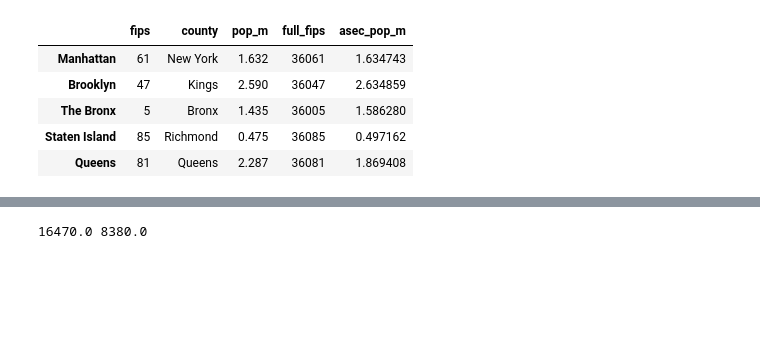
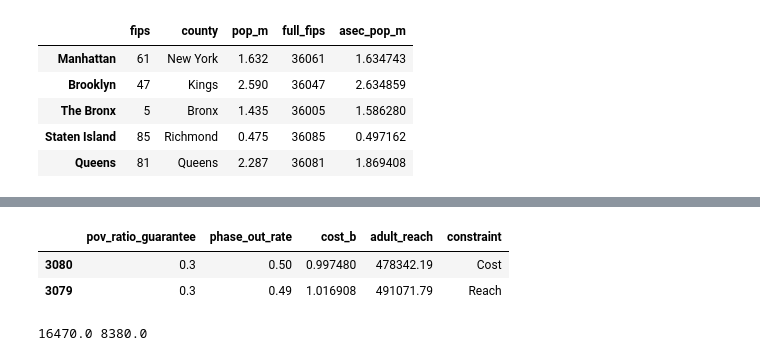
Before and after one commit to UBICenter/yang-nyc, a Jupyter notebook: analysis.ipynb, the cells around one changed output, grey strips where cells are left out. Drawn from its saved outputs; the diff is of its cells as text; code cells hidden in the pictures; blank space fills up the shorter version.

```diff
--- a/analysis.ipynb
+++ b/analysis.ipynb
@@ -148,0 +162,30 @@ mdf.weighted_sum(s[s.transfer > 0], "adult", "spmwt")
+# %%
+cost_curve = policies[policies.cost_b < 1].sort_values(
+    "cost_b", ascending=False
+    ).drop_duplicates("pov_ratio_guarantee").sort_values("pov_ratio_guarantee")
+cost_curve["constraint"] = "< $1 billion cost"
+reach_curve = policies[policies.adult_reach < REACH].sort_values(
+    "adult_reach", ascending=False
+    ).drop_duplicates("pov_ratio_guarantee").sort_values("pov_ratio_guarantee")
+reach_curve["constraint"] = "< 500,000 adult recipients"
+cost_reach_curve = pd.concat([cost_curve, reach_curve])
+fig = px.line(cost_reach_curve, "pov_ratio_guarantee", "phase_out_rate",
+              color="constraint",
+              labels={
+                  "pov_ratio_guarantee": "Maximum benefit as a share of SPM poverty threshold",
+                  "phase_out_rate": "Benefit phase-out rate with respect to SPM resources",
+                  "constraint": "Constraint"
+                 },
+               title="Guaranteed income policies satisfying Yang's Basic Income for NYC constraints")
+fig.update_layout(xaxis_tickformat="%", yaxis_tickformat="%")
+RATIO = 0.3
+PS = 0.5
+fig.add_annotation(x=RATIO, y=PS,
+                   text="Maximum benefit: 30% of poverty threshold<br>Phase-out rate: 50%")
+format_fig(fig)
+# %%
+cost_reach_curve[cost_reach_curve.pov_ratio_guarantee == 0.3]
+# %% [output]
+|  | pov_ratio_guarantee | phase_out_rate | cost_b | adult_reach | constraint |
+| 3080 | 0.3 | 0.50 | 0.997480 | 478342.19 | Cost |
+| 3079 | 0.3 | 0.49 | 1.016908 | 491071.79 | Reach |
```
Also changed, not shown: parts of 15 cells of this notebook, 1 other file.
